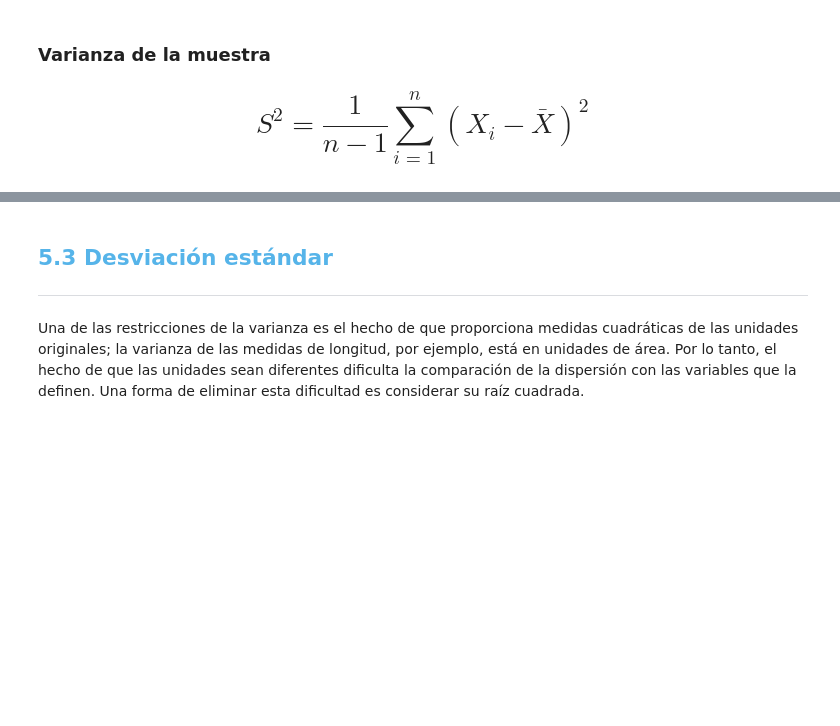
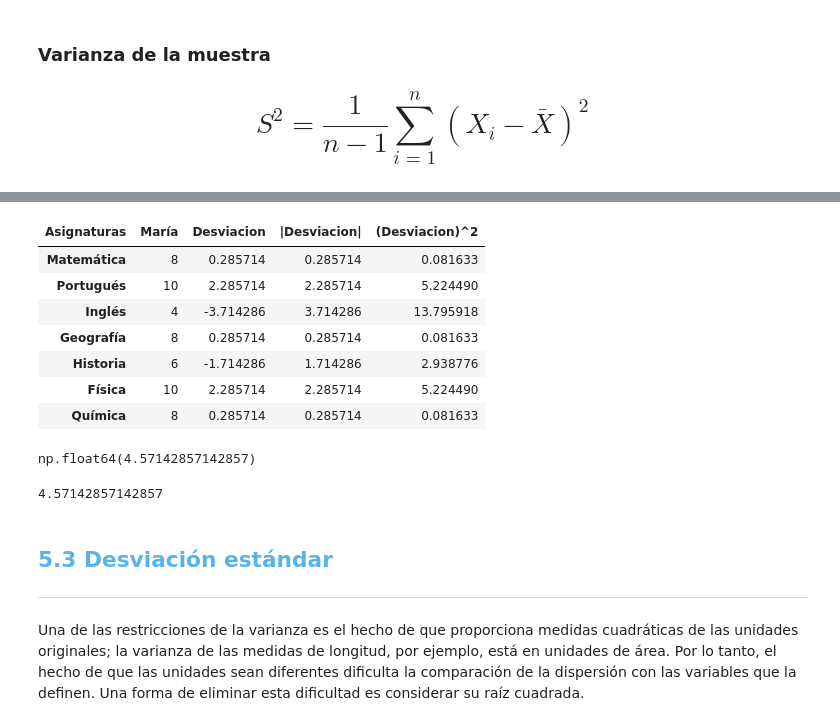
Before and after one commit to Ivan8Garcia/data-science, a Jupyter notebook: Curso_de_Estadística_con_Python_1.ipynb, the cells around one changed output, grey strips where cells are left out. Cells and saved outputs as stored; diff of their text form; code cells hidden in the pictures; blank space fills up the shorter version.

```diff
--- a/Curso_de_Estadística_con_Python_1.ipynb
+++ b/Curso_de_Estadística_con_Python_1.ipynb
@@ -1214,0 +1226,3 @@ Aunque las medidas de tendencia central y de localización proporcionan un resum
+# %%
+notas_maria_dispersion= df[["María"]]
+notas_maria_dispersion
@@ -1214,0 +1238,3 @@ Aunque las medidas de tendencia central y de localización proporcionan un resum
+# %%
+notas_media_maria= notas_maria_dispersion.mean()[0]
+notas_media_maria
@@ -1214,0 +1243,4 @@ Aunque las medidas de tendencia central y de localización proporcionan un resum
+# %%
+#estmos creando una nueva columna al df que trajimos de las calif de maria y se llama desviacion
+notas_maria_dispersion["Desviacion"]= (notas_maria_dispersion["María"]-notas_media_maria)
+notas_maria_dispersion
@@ -1214,0 +1256,4 @@ Aunque las medidas de tendencia central y de localización proporcionan un resum
+# %%
+#los valores absolutos no son negativos por lo tanto creamos otra columna al df para representar los valores absolutos con .abs()
+notas_maria_dispersion["|Desviacion|"]= (notas_maria_dispersion["María"]-notas_media_maria).abs()
+notas_maria_dispersion
@@ -1230,3 +1309,24 @@ La varianza se construye a partir de las diferencias entre cada observación y l
+# %%
+notas_maria_dispersion["(Desviacion)^2"] = notas_maria_dispersion["|Desviacion|"].pow(2)
+notas_maria_dispersion
+# %% [output]
+| Asignaturas | María | Desviacion | |Desviacion| | (Desviacion)^2 |
+| Matemática | 8 | 0.285714 | 0.285714 | 0.081633 |
+| Portugués | 10 | 2.285714 | 2.285714 | 5.224490 |
+| Inglés | 4 | -3.714286 | 3.714286 | 13.795918 |
+| Geografía | 8 | 0.285714 | 0.285714 | 0.081633 |
+| Historia | 6 | -1.714286 | 1.714286 | 2.938776 |
+| Física | 10 | 2.285714 | 2.285714 | 5.224490 |
+| Química | 8 | 0.285714 | 0.285714 | 0.081633 |
+# %%
+notas_maria_dispersion["(Desviacion)^2"].sum()/(len(notas_maria_dispersion)-1)
+# %% [output]
+np.float64(4.57142857142857)
+# %%
+#ahora lo haremos de una manera mas rapida para no escribir tanto codigo que en la celda anterior
+notas_maria_dispersion["María"].var()
+# %% [output]
+4.57142857142857
 # %% [markdown]
 ## <font color=#56B4E9>5.3 Desviación estándar</font>
 ***
```
Also changed, not shown: parts of 19 cells of this notebook.
